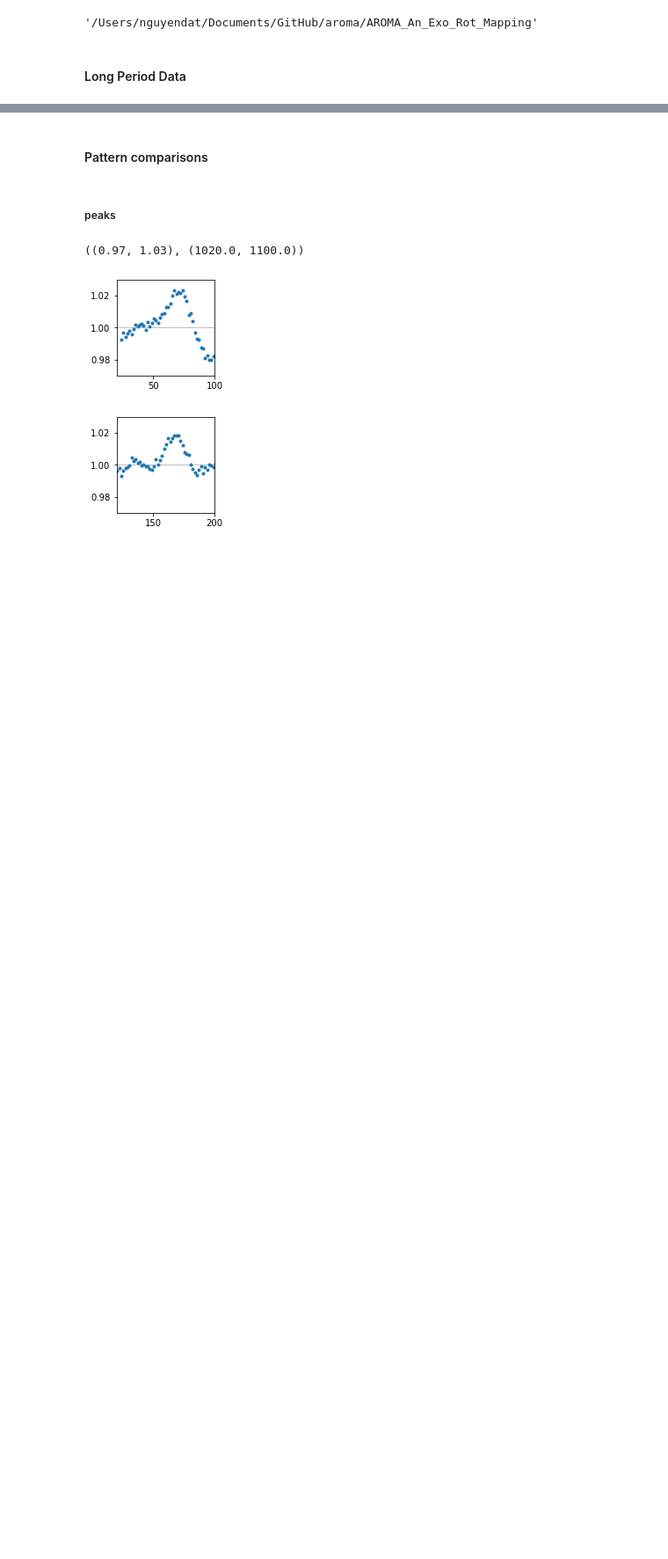
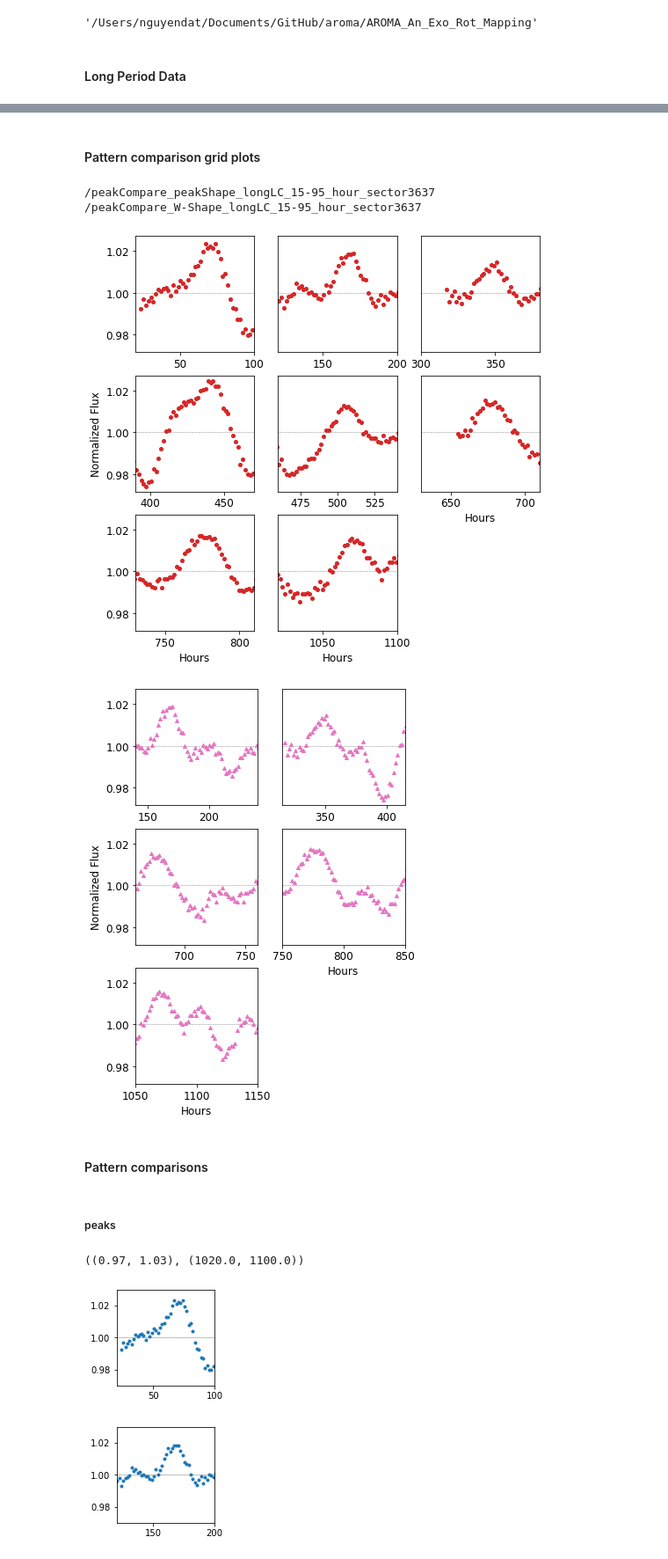
Before and after one commit to fudanguyen/aroma, a Jupyter notebook: AROMA_An_Exo_Rot_Mapping/notebooks/masterExplore_LongPeriodVariation-Copy1.ipynb, the cells around one changed output, grey strips where cells are left out. Shown at 88% size. Drawn from its saved outputs; the diff is of its cells as text; code cells hidden in the pictures; blank space fills up the shorter version.

```diff
--- a/AROMA_An_Exo_Rot_Mapping/notebooks/masterExplore_LongPeriodVariation-Copy1.ipynb
+++ b/AROMA_An_Exo_Rot_Mapping/notebooks/masterExplore_LongPeriodVariation-Copy1.ipynb
@@ -140,3 +146,56 @@ Integrated flux above 1:  4.789235289570685
+# %% [markdown]
+#### Pattern comparison grid plots
+# %%
+## Saving
+save = True
+# save = False
+
+f, ax = plt.subplots(3, 3, figsize=(8.25, 8.25))
+# f.tight_layout(pad=0.5)
+segments = [(20,100), (120,200), (300,380), (390,470), (460,540), (630,710), (730,810), (1020,1100)]
+axe = ax.flatten()
+
+# peak-shape
+for i, seg in enumerate(segments):
+    axe[i].axhline(y=1, xmin=0, xmax=1200, lw=0.5, ls='--', c='k', alpha=0.5)
+    axe[i].plot(time, lc, ls='', marker='o', c='tab:red', ms=4.0)
+    axe[i].set_xlim(seg)
+    if i%3 != 0: axe[i].set_yticks([])
+    if i>4: axe[i].set_xlabel('Hours')
+    if i==3: axe[i].set_ylabel('Normalized Flux')
+
+f.delaxes(axe[-1])
+if save:
+    plotOut = plotPath + '/peakCompare_peakShape_longLC_%s_sector3637'%(time_info)
+    print('/peakCompare_peakShape_longLC_%s_sector3637'%(time_info))
+    f.savefig(plotOut+'.pdf', dpi=300, format='pdf', bbox_inches = 'tight')
+    f.savefig(plotOut+'.png', dpi=300, format='png', bbox_inches = 'tight')
+
+### W-shape
+f2, ax2 = plt.subplots(3, 2, figsize=(5.5, 8.25))
+# f.tight_layout(pad=0.5)
+segments2 = [(140,240), (315,415), (660,760), (750,850), (1050, 1150)]
+axe2 = ax2.flatten()
+
+for i, seg2 in enumerate(segments2):
+    axe2[i].axhline(y=1, xmin=0, xmax=1200, lw=0.5, ls='--', c='k', alpha=0.5)
+    axe2[i].plot(time, lc, ls='', marker='^', c='tab:pink', ms=4.0)
+    axe2[i].set_xlim(seg2)
+    if i%2 != 0: axe2[i].set_yticks([])
+    if i>2: axe2[i].set_xlabel('Hours')
+    if i==2: axe2[i].set_ylabel('Normalized Flux')
+
+f2.delaxes(axe2[-1])
+if save:
+    plotOut = plotPath + '/peakCompare_W-Shape_longLC_%s_sector3637'%(time_info)
+    print('/peakCompare_W-Shape_longLC_%s_sector3637'%(time_info))
+    f2.savefig(plotOut+'.pdf', dpi=300, format='pdf', bbox_inches = 'tight')
+    f2.savefig(plotOut+'.png', dpi=300, format='png', bbox_inches = 'tight')
+# %% [output]
+/peakCompare_peakShape_longLC_15-95_hour_sector3637
+/peakCompare_W-Shape_longLC_15-95_hour_sector3637
+[figure, added]
+[figure, added]
 # %% [markdown]
 #### Pattern comparisons
 # %% [markdown]
```
Also changed, not shown: parts of 2 cells of this notebook, 15 other files.
